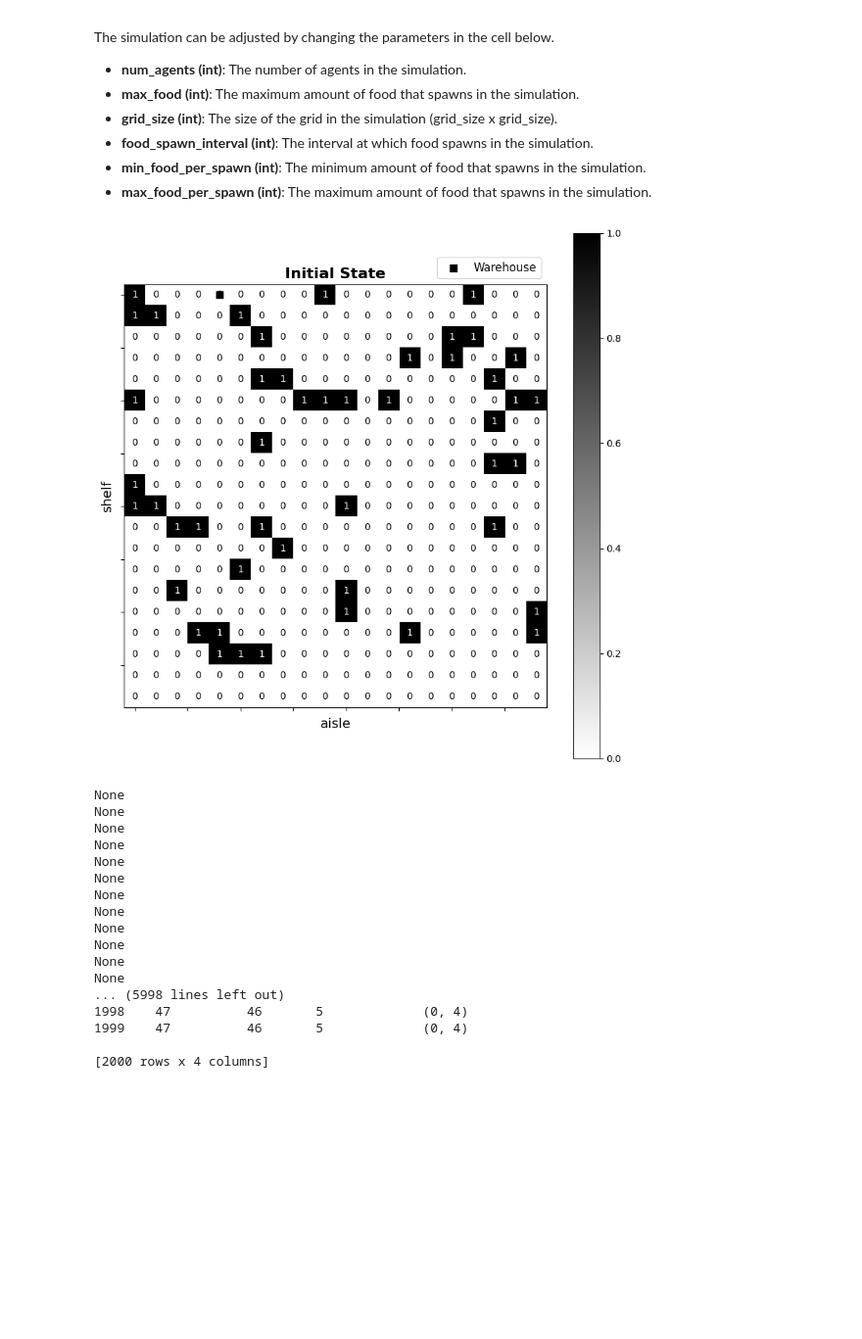
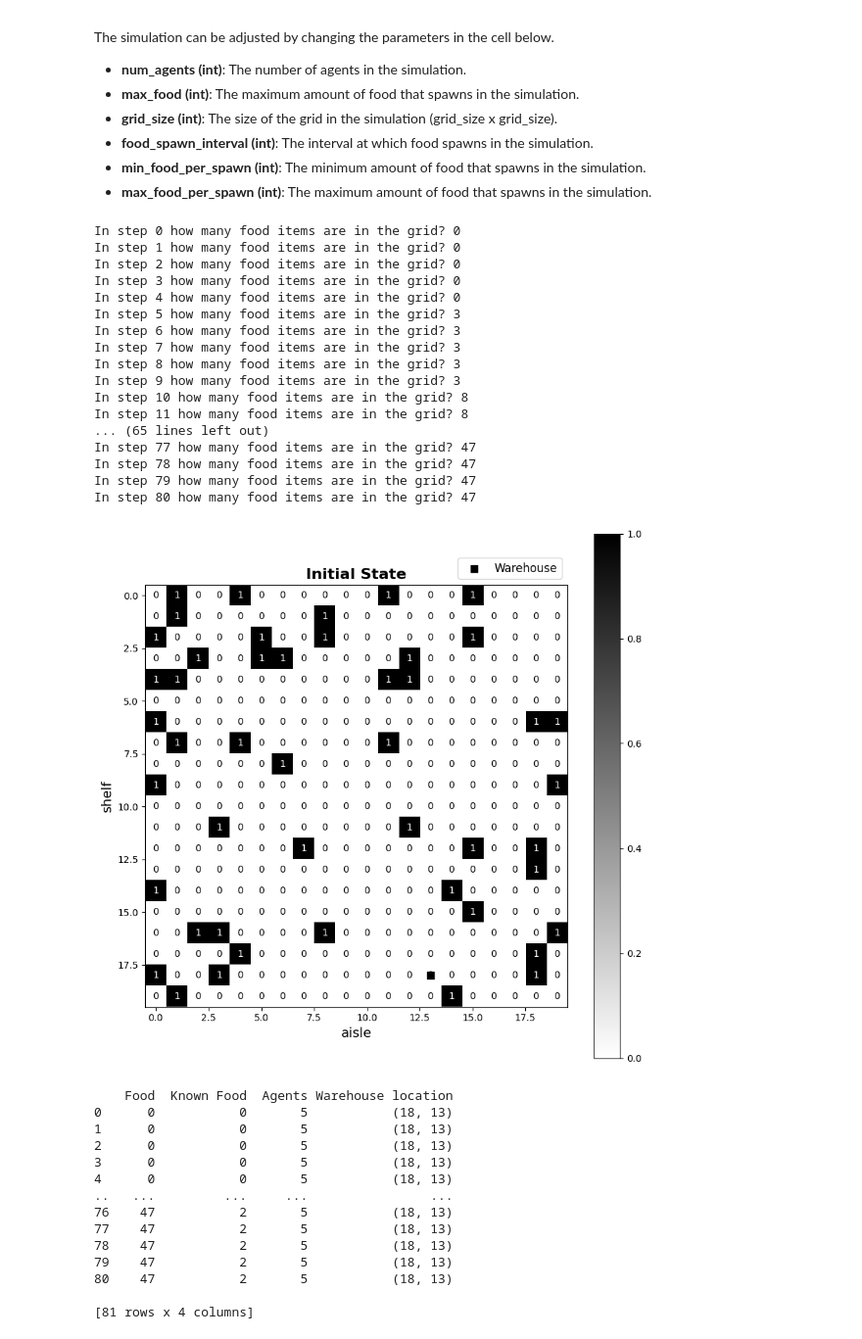
Before and after one commit to salgue441/NexaRender, a Jupyter notebook: api/src/NomNom.ipynb, the cells around one changed output. Shown at 98% size. Cells and saved outputs as stored; diff of their text form; code cells hidden in the pictures; blank space fills up the shorter version.

Commit message:
feat(Model): Food Generation Implemented a new food generation system where in 80 steps 47 food is spawned

```diff
--- a/api/src/NomNom.ipynb
+++ b/api/src/NomNom.ipynb
@@ -35,18 +35,12 @@ class Explorer(Agent):
         """
 
         x, y = self.pos
-        half_width = self.model.grid.width // 2
-
-        # Define a spiral pattern for exploration
         spiral_pattern = [(dx, dy) for dx in range(-1, 2) for dy in range(-1, 2)]
-
-        # Shuffle the pattern to add randomness
         self.random.shuffle(spiral_pattern)
 
         for dx, dy in spiral_pattern:
             new_x, new_y = x + dx, y + dy
 
-            # Check if the new position is within the grid bounds
             if (
                 0 <= new_x < self.model.grid.width
                 and 0 <= new_y < self.model.grid.height
@@ -280,44 +265,58 @@ def plot_simulation(model: NomNomModel, title: str, figsize=(10, 10), cmap="bina
     ax = plt.gca()
     ax.set_aspect('equal', adjustable='box')
 
-    ax.set_xticklabels([])
-    ax.set_yticklabels([])
-
     plt.show()
 # %%
 def run_simulation() -> Model:
     """
     Runs the simulation.
     """
 
     model = NomNomModel(GRID_SIZE, GRID_SIZE, NUM_AGENTS, MAX_FOOD)
-    plot_simulation(model, "Initial State")
 
-    for _ in range(2000):
+    for _ in range(81):
+        print(
+            f"In step {model.schedule.steps} how many food items are in the grid? {np.sum(model.food_layer)}"
+        )
         model.step()
 
+    plot_simulation(model, "Initial State")
     return model
 
 
 model = run_simulation()
 
 print(model.datacollector.get_model_vars_dataframe())
 # %% [output]
+In step 0 how many food items are in the grid? 0
+In step 1 how many food items are in the grid? 0
+In step 2 how many food items are in the grid? 0
+In step 3 how many food items are in the grid? 0
+In step 4 how many food items are in the grid? 0
+In step 5 how many food items are in the grid? 3
+In step 6 how many food items are in the grid? 3
+In step 7 how many food items are in the grid? 3
+In step 8 how many food items are in the grid? 3
+In step 9 how many food items are in the grid? 3
+In step 10 how many food items are in the grid? 8
+In step 11 how many food items are in the grid? 8
+... (65 lines left out)
+In step 77 how many food items are in the grid? 47
+In step 78 how many food items are in the grid? 47
+In step 79 how many food items are in the grid? 47
+In step 80 how many food items are in the grid? 47
-[figure, old version]
+[figure, new version]
-None
-None
-None
-None
-None
-None
-None
-None
-None
-None
-None
-None
-... (5998 lines left out)
-1998    47          46       5             (0, 4)
-1999    47          46       5             (0, 4)
-
-[2000 rows x 4 columns]
+    Food  Known Food  Agents Warehouse location
+0      0           0       5           (18, 13)
+1      0           0       5           (18, 13)
+2      0           0       5           (18, 13)
+3      0           0       5           (18, 13)
+4      0           0       5           (18, 13)
+..   ...         ...     ...                ...
+76    47           2       5           (18, 13)
+77    47           2       5           (18, 13)
+78    47           2       5           (18, 13)
+79    47           2       5           (18, 13)
+80    47           2       5           (18, 13)
+
+[81 rows x 4 columns]
```
Also changed, not shown: parts of 1 cell of this notebook.
